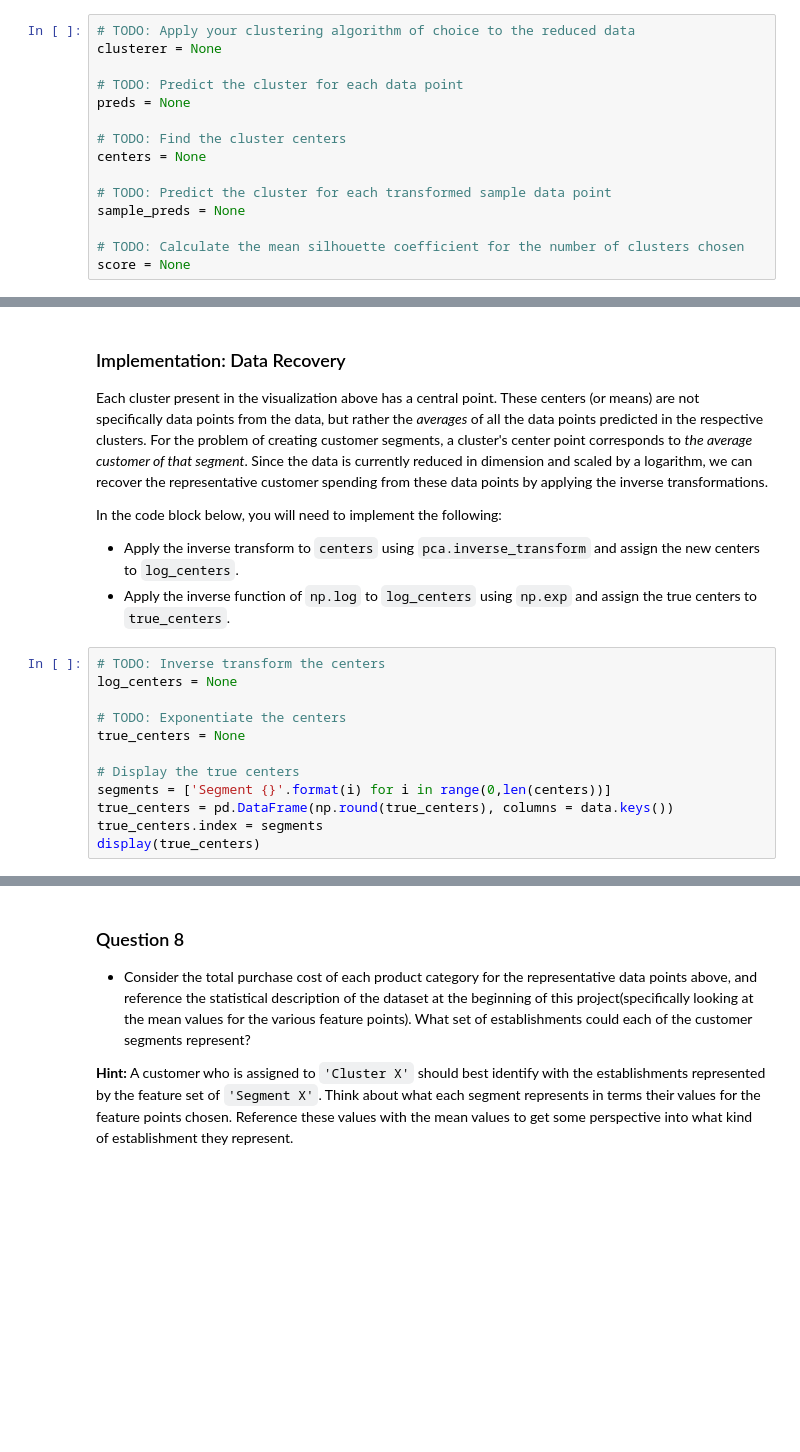
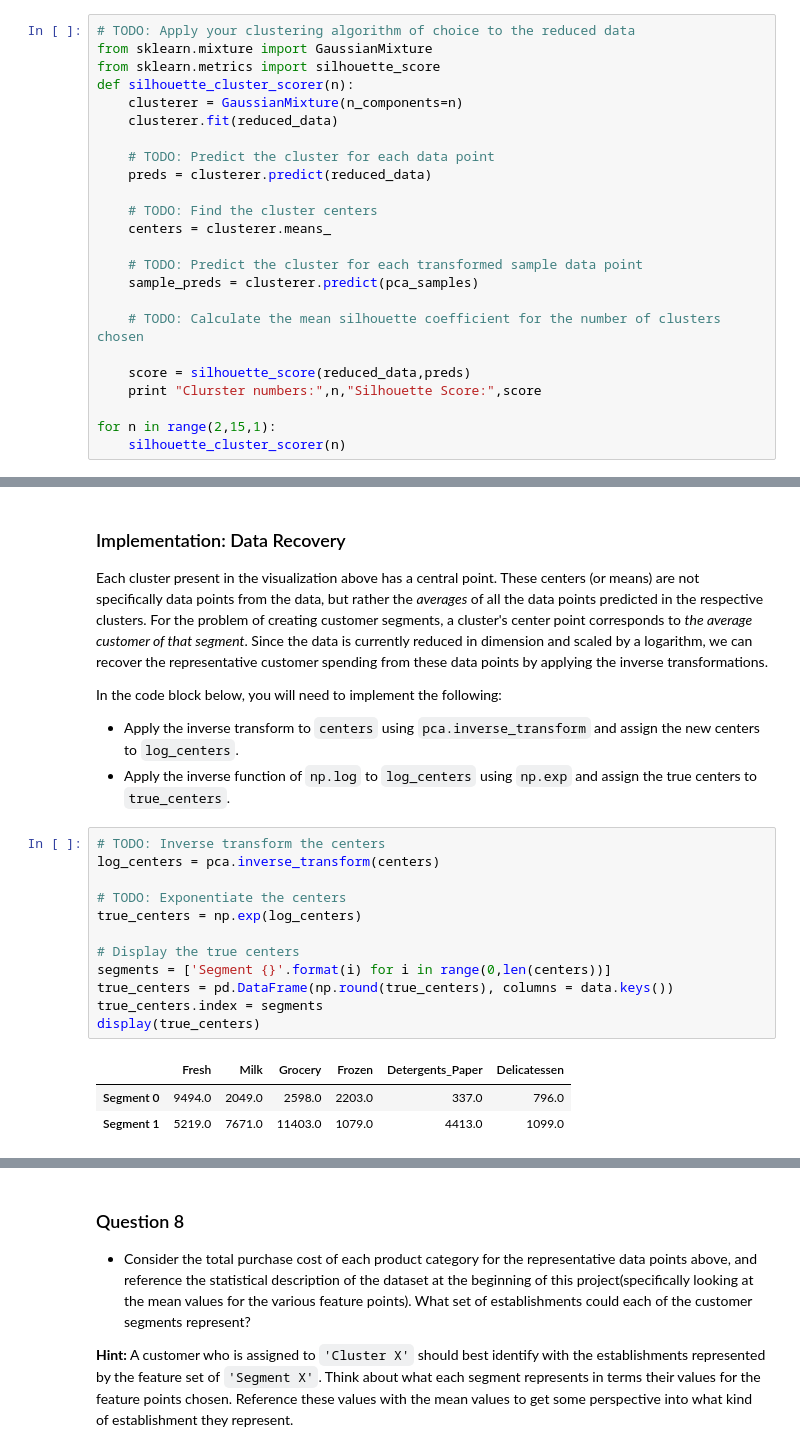
Before and after one commit to VenkateshBejjenki/Machine_Learning_Specialization, a Jupyter notebook: customer_segments/customer_segments.ipynb, the cells around one changed output, grey strips where cells are left out. Drawn from its saved outputs; the diff is of its cells as text; blank space fills up the shorter version.

```diff
--- a/customer_segments/customer_segments.ipynb
+++ b/customer_segments/customer_segments.ipynb
@@ -440,16 +511,25 @@ In the code block below, you will need to implement the following:
    - Assign the silhouette score to `score` and print the result.
 # %%
 # TODO: Apply your clustering algorithm of choice to the reduced data
-clusterer = None
+from sklearn.mixture import GaussianMixture
+from sklearn.metrics import silhouette_score
+def silhouette_cluster_scorer(n):
+    clusterer = GaussianMixture(n_components=n)
+    clusterer.fit(reduced_data)
 
-# TODO: Predict the cluster for each data point
-preds = None
+    # TODO: Predict the cluster for each data point
+    preds = clusterer.predict(reduced_data)
 
-# TODO: Find the cluster centers
-centers = None
+    # TODO: Find the cluster centers
+    centers = clusterer.means_
 
-# TODO: Predict the cluster for each transformed sample data point
-sample_preds = None
+    # TODO: Predict the cluster for each transformed sample data point
+    sample_preds = clusterer.predict(pca_samples)
 
-# TODO: Calculate the mean silhouette coefficient for the number of clusters chosen
-score = None
+    # TODO: Calculate the mean silhouette coefficient for the number of clusters chosen
+
+    score = silhouette_score(reduced_data,preds)
+    print "Clurster numbers:",n,"Silhouette Score:",score
+
+for n in range(2,15,1):
+    silhouette_cluster_scorer(n)
@@ -475,13 +572,17 @@ In the code block below, you will need to implement the following:
  - Apply the inverse function of `np.log` to `log_centers` using `np.exp` and assign the true centers to `true_centers`.
 # %%
 # TODO: Inverse transform the centers
-log_centers = None
+log_centers = pca.inverse_transform(centers)
 
 # TODO: Exponentiate the centers
-true_centers = None
+true_centers = np.exp(log_centers)
 
 # Display the true centers
 segments = ['Segment {}'.format(i) for i in range(0,len(centers))]
 true_centers = pd.DataFrame(np.round(true_centers), columns = data.keys())
 true_centers.index = segments
 display(true_centers)
+# %% [output]
+|  | Fresh | Milk | Grocery | Frozen | Detergents_Paper | Delicatessen |
+| Segment 0 | 9494.0 | 2049.0 | 2598.0 | 2203.0 | 337.0 | 796.0 |
+| Segment 1 | 5219.0 | 7671.0 | 11403.0 | 1079.0 | 4413.0 | 1099.0 |
```
Also changed, not shown: parts of 38 cells of this notebook, 1 other file.
